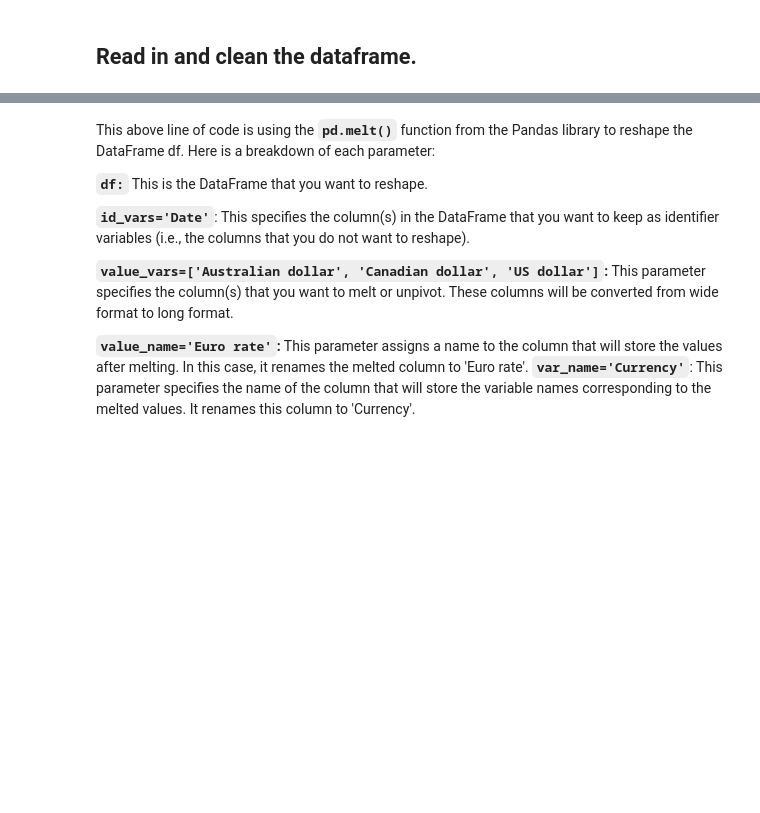
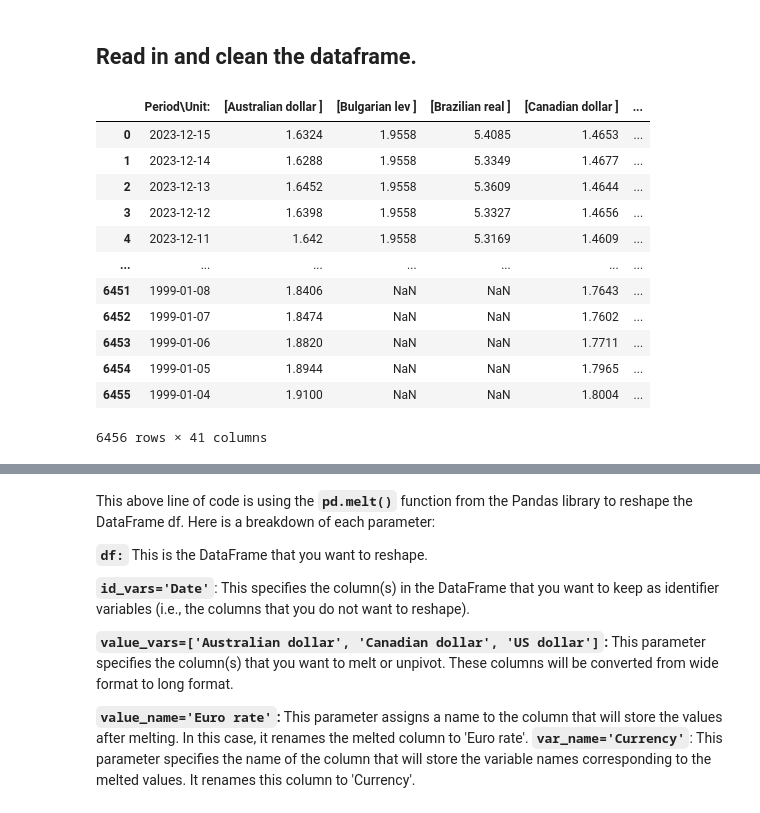
Before and after one commit to jbyers-ctrl/Data_Engineering_Trng, a Jupyter notebook: Module_344_Data_Visualization_with_Python/JamesB-GLAB-344.4.2-Python_Seaborn_Line_Plot_&_Create_Data_Visualizations.ipynb, the cells around one changed output, grey strips where cells are left out. Drawn from its saved outputs; the diff is of its cells as text; code cells hidden in the pictures; blank space fills up the shorter version.

```diff
--- a/Module_344_Data_Visualization_with_Python/JamesB-GLAB-344.4.2-Python_Seaborn_Line_Plot_&_Create_Data_Visualizations.ipynb
+++ b/Module_344_Data_Visualization_with_Python/JamesB-GLAB-344.4.2-Python_Seaborn_Line_Plot_&_Create_Data_Visualizations.ipynb
@@ -31,8 +31,22 @@ import seaborn as sns
 import matplotlib.pyplot as plt
 import pandas as pd
 # %%
-df = pd.read_csv('euro-daily-hist_1999_2022.csv')
+df = pd.read_csv('Data/euro-daily-hist_1999_2022.csv')
 df
+# %% [output]
+|  | Period\Unit: | [Australian dollar ] | [Bulgarian lev ] | [Brazilian real ] | [Canadian dollar ] | ... |
+| 0 | 2023-12-15 | 1.6324 | 1.9558 | 5.4085 | 1.4653 | ... |
+| 1 | 2023-12-14 | 1.6288 | 1.9558 | 5.3349 | 1.4677 | ... |
+| 2 | 2023-12-13 | 1.6452 | 1.9558 | 5.3609 | 1.4644 | ... |
+| 3 | 2023-12-12 | 1.6398 | 1.9558 | 5.3327 | 1.4656 | ... |
+| 4 | 2023-12-11 | 1.642 | 1.9558 | 5.3169 | 1.4609 | ... |
+| ... | ... | ... | ... | ... | ... | ... |
+| 6451 | 1999-01-08 | 1.8406 | NaN | NaN | 1.7643 | ... |
+| 6452 | 1999-01-07 | 1.8474 | NaN | NaN | 1.7602 | ... |
+| 6453 | 1999-01-06 | 1.8820 | NaN | NaN | 1.7711 | ... |
+| 6454 | 1999-01-05 | 1.8944 | NaN | NaN | 1.7965 | ... |
+| 6455 | 1999-01-04 | 1.9100 | NaN | NaN | 1.8004 | ... |
+6456 rows × 41 columns
 # %%
 df = df.iloc[:, [0, 1, 4, -2]]
 df
```
Also changed, not shown: parts of 14 cells of this notebook, 4 other files.
